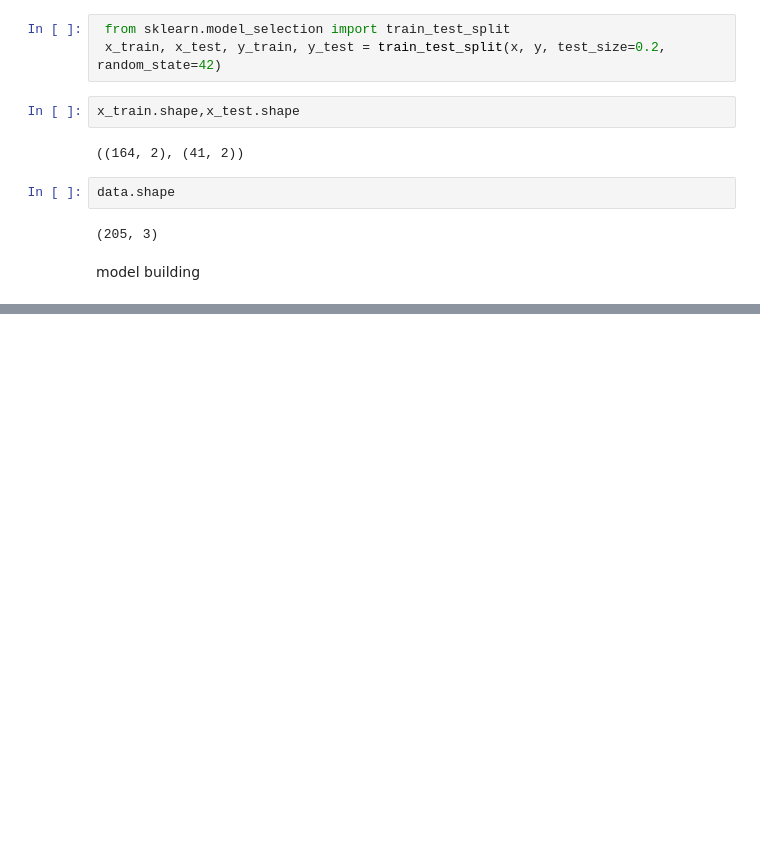
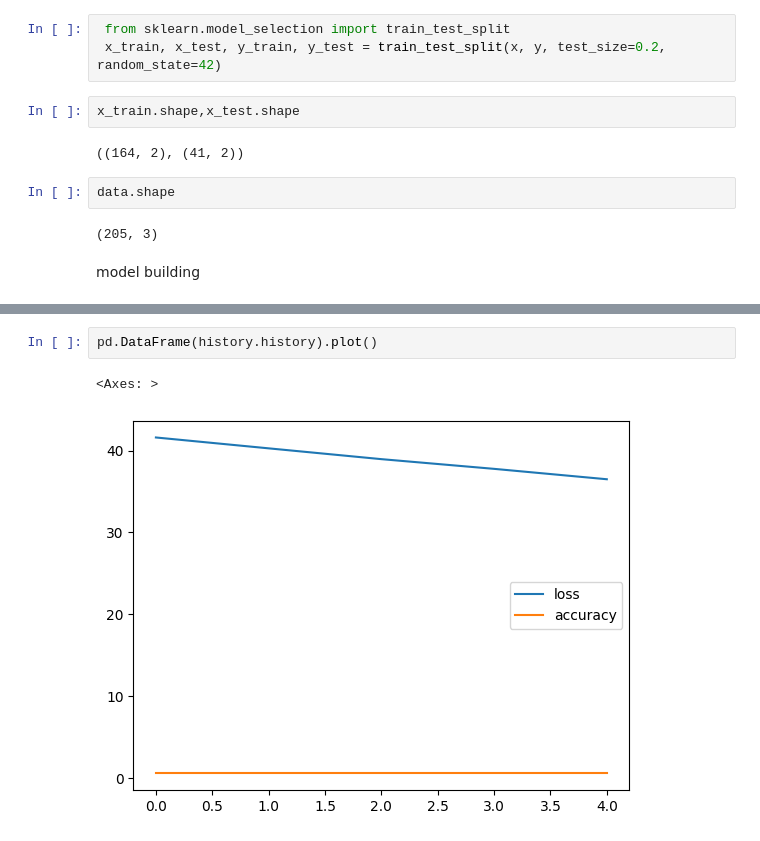
Before and after one commit to Ravihara2000/Classification_nn, a Jupyter notebook: Classification_nn.ipynb, the cells around one changed output, grey strips where cells are left out. Saved outputs shown, nothing was run; the diff lists cells and outputs as text; blank space fills up the shorter version.

```diff
--- a/Classification_nn.ipynb
+++ b/Classification_nn.ipynb
@@ -106,0 +163,5 @@ Epoch 5/5
+# %%
+pd.DataFrame(history.history).plot()
+# %% [output]
+<Axes: >
+[figure, added]
```
Also changed, not shown: parts of 11 cells of this notebook.
